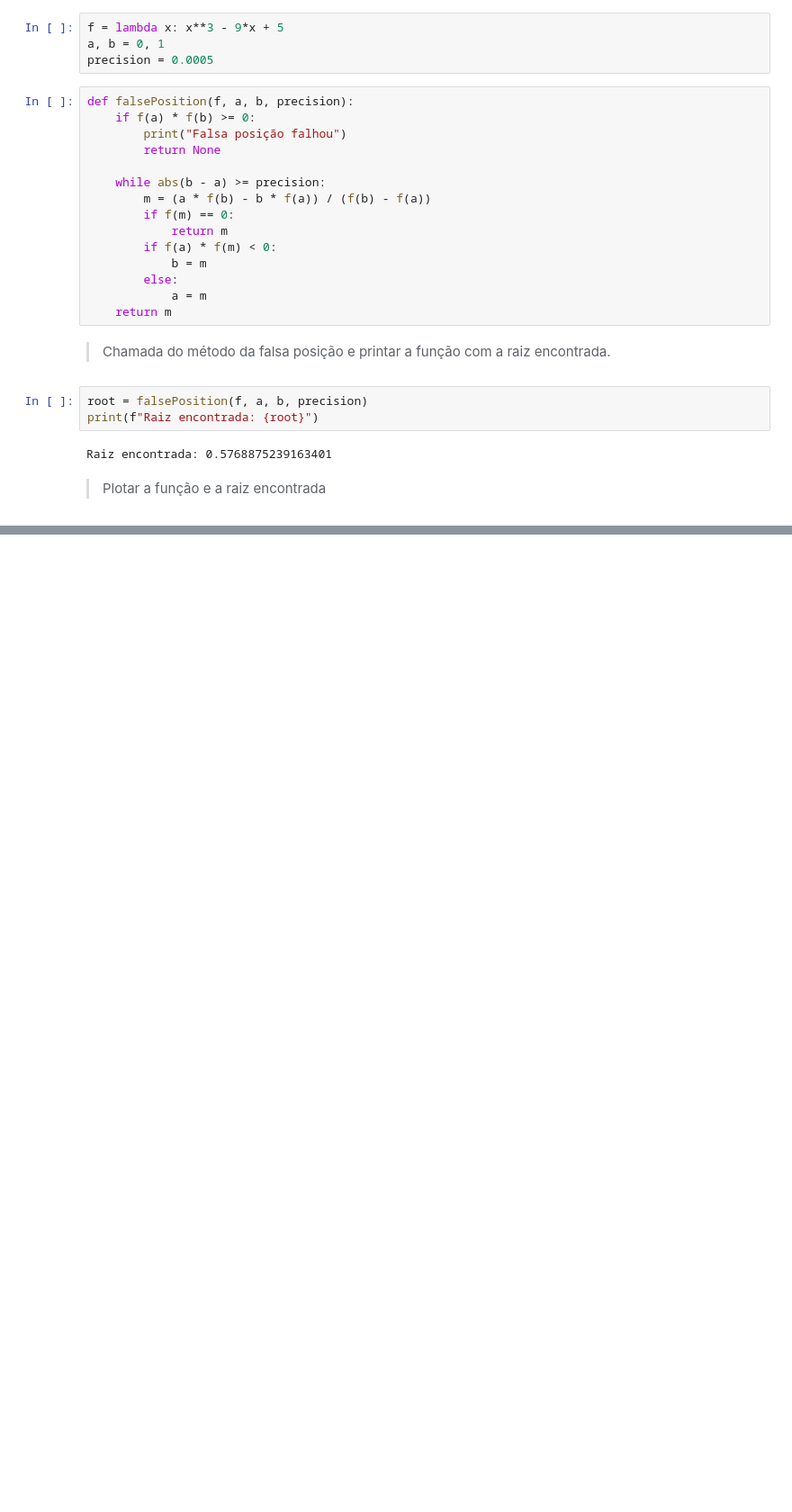
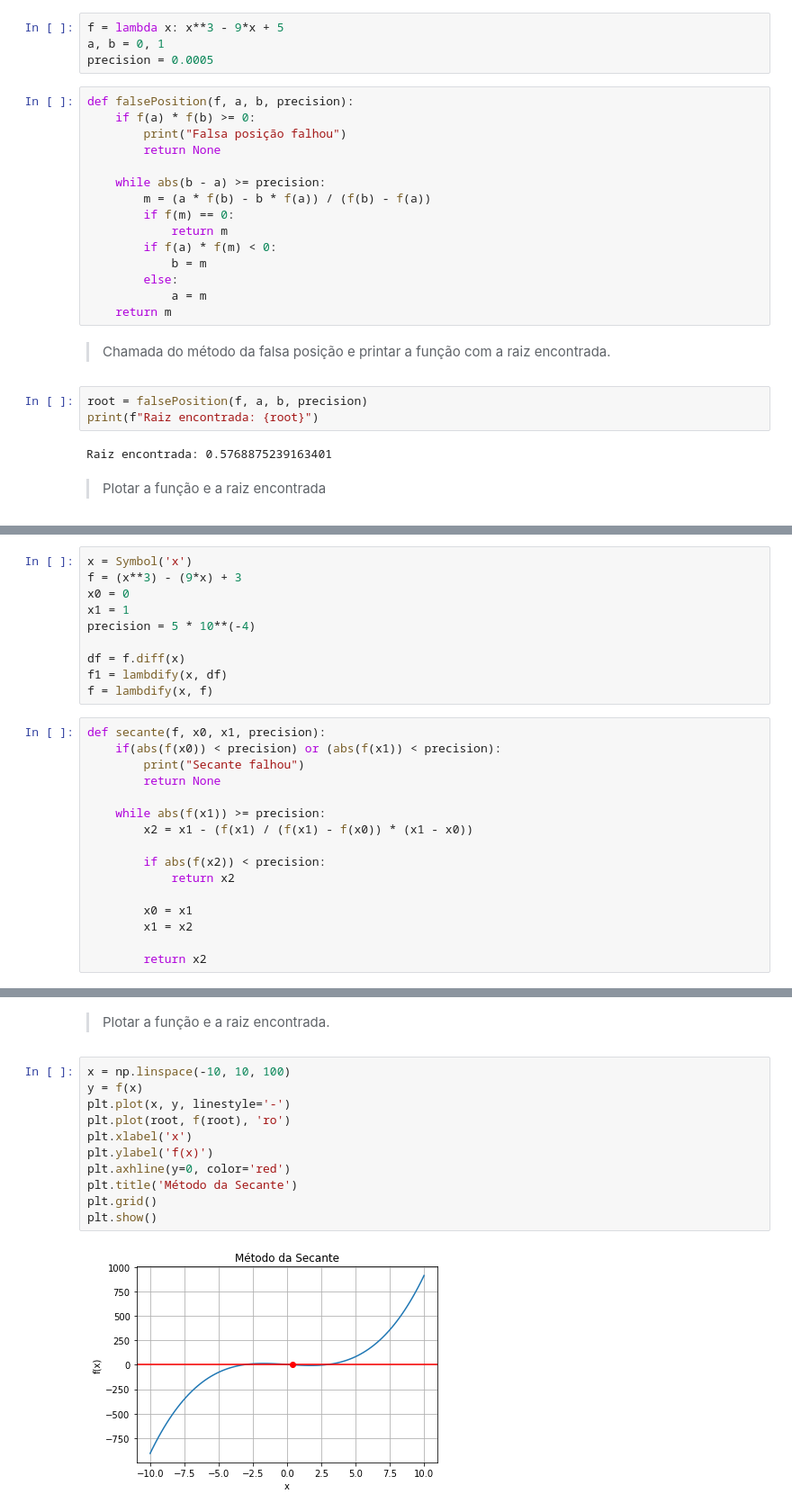
Before and after one commit to juathanduarte/cncomp, a Jupyter notebook: CNCP.ipynb, the cells around one changed output, grey strips where cells are left out. Shown at 90% size. Saved outputs shown, nothing was run; the diff lists cells and outputs as text; blank space fills up the shorter version.

```diff
--- a/CNCP.ipynb
+++ b/CNCP.ipynb
@@ -97,0 +155,26 @@ plt.show()
+# %%
+x = Symbol('x')
+f = (x**3) - (9*x) + 3
+x0 = 0
+x1 = 1
+precision = 5 * 10**(-4)
+
+df = f.diff(x)
+f1 = lambdify(x, df)
+f = lambdify(x, f)
+# %%
+def secante(f, x0, x1, precision):
+    if(abs(f(x0)) < precision) or (abs(f(x1)) < precision):
+        print("Secante falhou")
+        return None
+
+    while abs(f(x1)) >= precision:
+        x2 = x1 - (f(x1) / (f(x1) - f(x0)) * (x1 - x0))
+
+        if abs(f(x2)) < precision:
+            return x2
+
+        x0 = x1
+        x1 = x2
+
+        return x2
@@ -97,0 +188,15 @@ plt.show()
+# %% [markdown]
+>Plotar a função e a raiz encontrada.
+# %%
+x = np.linspace(-10, 10, 100)
+y = f(x)
+plt.plot(x, y, linestyle='-')
+plt.plot(root, f(root), 'ro')
+plt.xlabel('x')
+plt.ylabel('f(x)')
+plt.axhline(y=0, color='red')
+plt.title('Método da Secante')
+plt.grid()
+plt.show()
+# %% [output]
+[figure, added]
```
Also changed, not shown: parts of 15 cells of this notebook.
